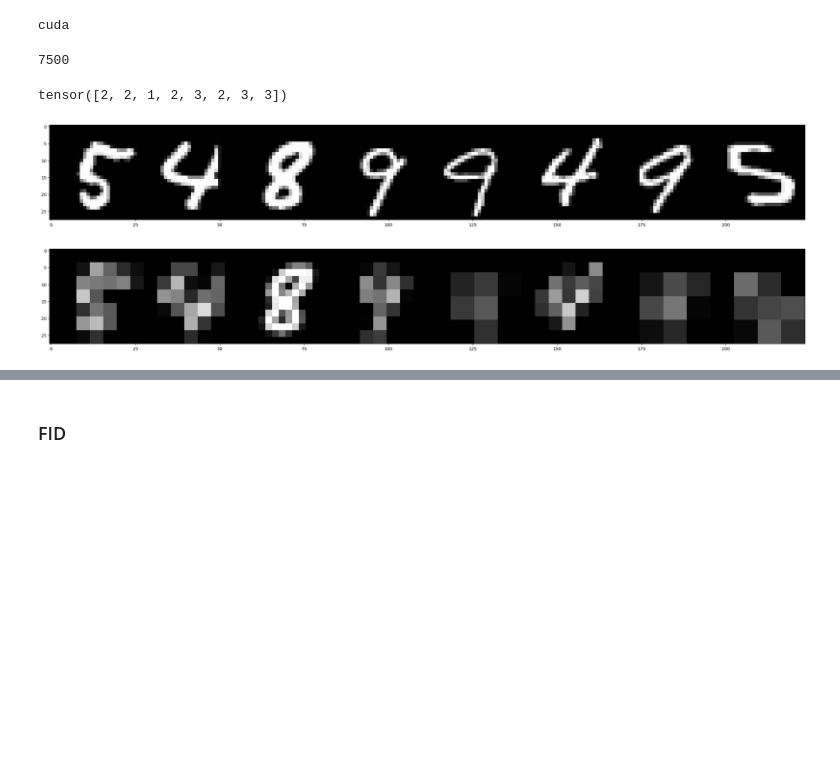
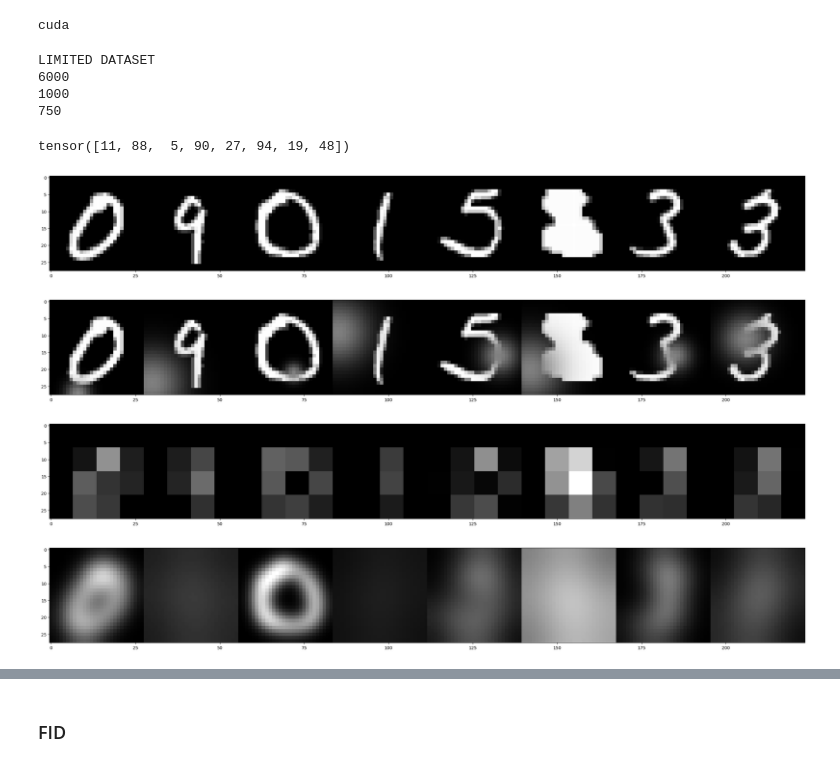
Before and after one commit to JorgeOrtizV/DiffusionModels_Project, a Jupyter notebook: coldDiff_mnist.ipynb, the cells around one changed output, grey strips where cells are left out. Saved outputs shown, nothing was run; the diff lists cells and outputs as text; code cells hidden in the pictures; blank space fills up the shorter version.

```diff
--- a/coldDiff_mnist.ipynb
+++ b/coldDiff_mnist.ipynb
@@ -329,13 +382,41 @@ def split_indices(n, val_pct):
 EPOCHS = 100
 batch_size = 8
 image_size = 28
-learning_rate = 5e-5
-steps = 4
+learning_rate = 3e-4
 
 
+# Steps for diffusion process - changes based on the function used
+
+steps = 100
+
+FASHION_MNIST = False
+
 # Import dataset
-dataset = torchvision.datasets.MNIST(root="./data", train=True, transform=transforms, download=True)
-test_dataset = torchvision.datasets.MNIST(root="./data", train=False, transform=transforms, download=True)
+if (FASHION_MNIST):
+    dataset = torchvision.datasets.FashionMNIST(root="./data", train=True, transform=transforms, download=True)
+    test_dataset = torchvision.datasets.FashionMNIST(root="./data", train=False, transform=transforms, download=True)
+else:
+    dataset = torchvision.datasets.MNIST(root="./data", train=True, transform=transforms, download=True)
+    test_dataset = torchvision.datasets.MNIST(root="./data", train=False, transform=transforms, download=True)
+
+# LIMIT THE DATASET
+LIMIT = True
+if LIMIT:
+    num_samples = 6000
+    dataset = torch.utils.data.Subset(dataset, range(num_samples))
+    test_dataset = torch.utils.data.Subset(test_dataset, range(num_samples//6))
+
+    print("LIMITED DATASET")
+    print(len(dataset))
+    print(len(test_dataset))
+
+else:
+    print("FULL DATASET")
+    print(len(dataset))
+    print(len(test_dataset))
+# dataset = torch.utils.data.Subset(dataset, range(1000))
+# test_dataset = torch.utils.data.Subset(test_dataset, range(1000))
+
 
 train_indices, val_indices = split_indices(len(dataset), 0.2)
 train_sampler = SubsetRandomSampler(train_indices)
@@ -354,19 +435,31 @@ print(length)
 train_losses = []
 val_losses = []
 # %% [output]
-7500
+LIMITED DATASET
+6000
+1000
+750
 # %%
 for x, _ in train_loader:
     x = x.to(device)
     t = diffusion.sample_timesteps(x.shape[0])
     print(t)
     # Plot the images
     plot_images(x)
+    x_t = diffusion.inpainting(x, t)
+    plot_images(x_t)
     x_t = diffusion.pixellate(x, t)
     plot_images(x_t)
+    x_t = diffusion.blur(x, t)
+    plot_images(x_t)
+    #x_t = diffusion.snow(x)
+    #plot_images(x_t)
+
     break
 # %% [output]
-tensor([2, 2, 1, 2, 3, 2, 3, 3])
+tensor([11, 88,  5, 90, 27, 94, 19, 48])
-[figure, old version]
+[figure, new version]
-[figure, old version]
+[figure, new version]
+[figure, added]
+[figure, added]
 # %%
```
Also changed, not shown: parts of 15 cells of this notebook, 3 other files.
